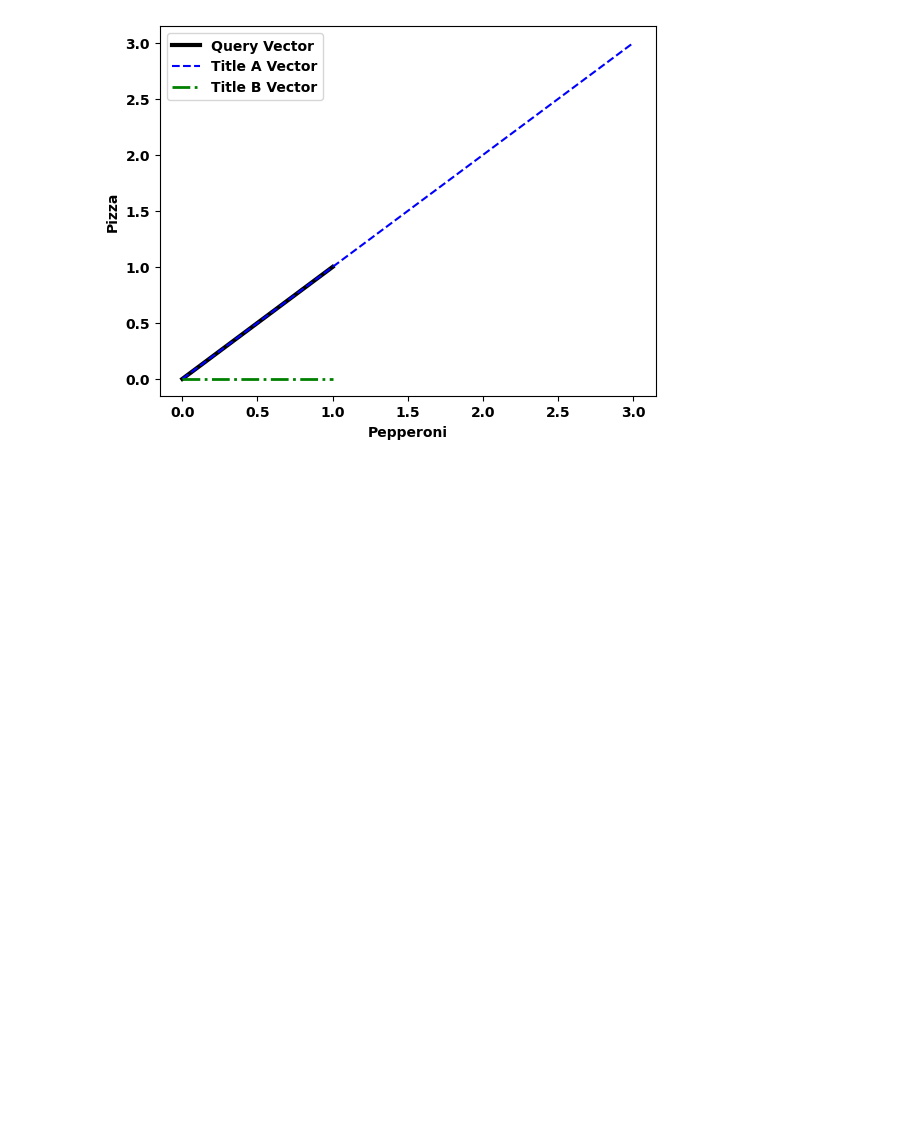
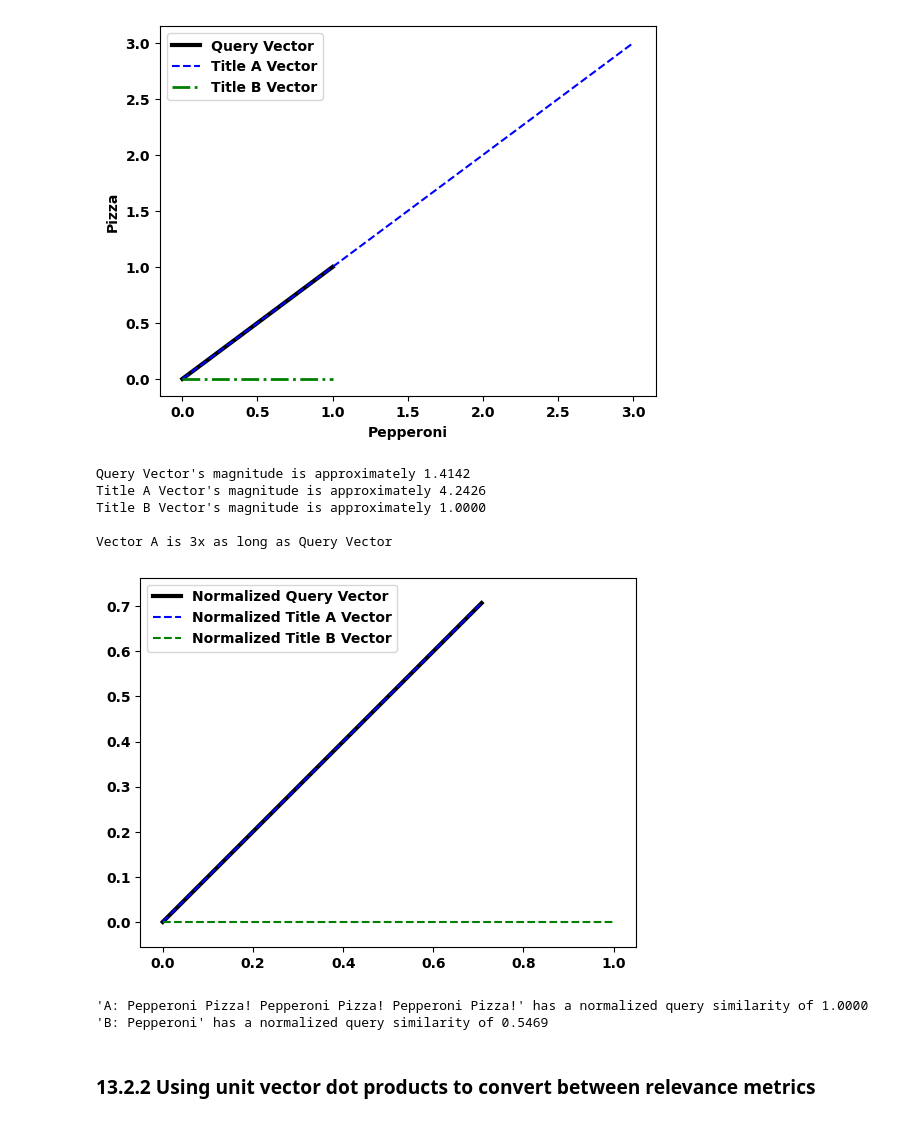
Before and after one commit to IanSinColorado/DataScienceBootcamp, a Jupyter notebook: Chapter13.ipynb, the cells around one changed output. Drawn from its saved outputs; the diff is of its cells as text; code cells hidden in the pictures; blank space fills up the shorter version.

```diff
--- a/Chapter13.ipynb
+++ b/Chapter13.ipynb
@@ -314,0 +317,48 @@ plt.show()
+# %%
+vector_names = ['Query Vector', 'Title A Vector', 'Title B Vector']
+tf_search_vectors = [query_vector, title_a_vector, title_b_vector]
+origin = np.array([0, 0])
+for name, tf_vector in zip(vector_names, tf_search_vectors):
+    magnitude = euclidean(tf_vector, origin)
+    assert magnitude == norm(tf_vector)
+    assert magnitude == (tf_vector @ tf_vector) ** 0.5
+    print(f"{name}'s magnitude is approximately {magnitude:.4f}")
+
+magnitude_ratio = norm(title_a_vector) / norm(query_vector)
+print(f"\nVector A is {magnitude_ratio:.0f}x as long as Query Vector")
+# %% [output]
+Query Vector's magnitude is approximately 1.4142
+Title A Vector's magnitude is approximately 4.2426
+Title B Vector's magnitude is approximately 1.0000
+
+Vector A is 3x as long as Query Vector
+# %%
+# Normalization: dividing all nums by the magnitude; magnitude is also the L2 norm
+# Normalized Vector: v / norm(v)
+# Plotting normalized vectors
+unit_query_vector = query_vector / norm(query_vector)
+unit_title_a_vector = title_a_vector / norm(title_a_vector)
+assert np.allclose(unit_query_vector, unit_title_a_vector)
+unit_title_b_vector = title_b_vector
+
+plt.plot([0, unit_query_vector[0]], [0, unit_query_vector[1]], c='k', linewidth=3, label='Normalized Query Vector')
+plt.plot([0, unit_title_a_vector[0]], [0, unit_title_a_vector[1]], c='b', linestyle='--', label='Normalized Title A Vector')
+plt.plot([0, unit_title_b_vector[0]], [0, unit_title_b_vector[1]], c='g', linestyle='--', label='Normalized Title B Vector')
+
+plt.axis('equal')
+plt.legend()
+plt.show()
+# %% [output]
+[figure, added]
+# %%
+# Ranking titles by unit vector similarity
+unit_title_vectors = [unit_title_a_vector, unit_title_b_vector]
+similarities = [tanimoto_similarity(unit_query_vector, unit_title_vector) for unit_title_vector in unit_title_vectors]
+
+for index in sorted(range(len(titles)), key=lambda i: similarities[i], reverse=True):
+    title = titles[index]
+    similarity = similarities[index]
+    print(f"'{title}' has a normalized query similarity of {similarity:.4f}")
+# %% [output]
+'A: Pepperoni Pizza! Pepperoni Pizza! Pepperoni Pizza!' has a normalized query similarity of 1.0000
+'B: Pepperoni' has a normalized query similarity of 0.5469
@@ -314,0 +374,2 @@ plt.show()
+# %% [markdown]
+### 13.2.2 Using unit vector dot products to convert between relevance metrics
```
Also changed, not shown: parts of 31 cells of this notebook.
